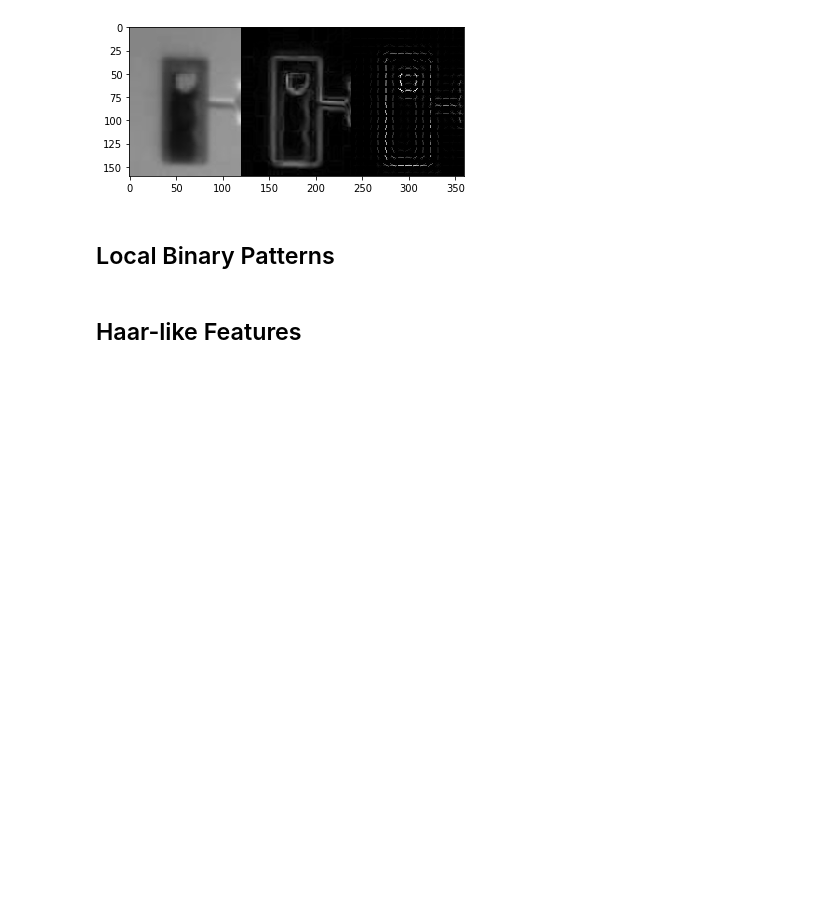
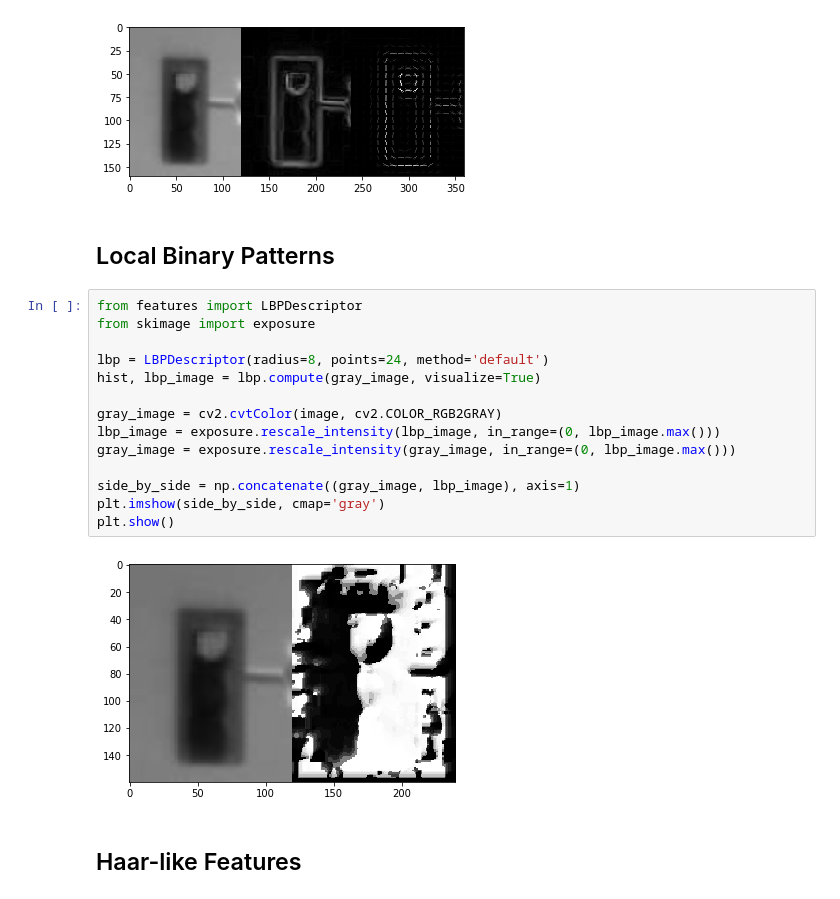
Before and after one commit to KenanA95/tl-detector, a Jupyter notebook: docs/features.ipynb, the cells around one changed output. Saved outputs shown, nothing was run; the diff lists cells and outputs as text; blank space fills up the shorter version.

```diff
--- a/docs/features.ipynb
+++ b/docs/features.ipynb
@@ -45,5 +45,21 @@ plt.show()
 [figure]
 # %% [markdown]
 ## Local Binary Patterns
+# %%
+from features import LBPDescriptor
+from skimage import exposure
+
+lbp = LBPDescriptor(radius=8, points=24, method='default')
+hist, lbp_image = lbp.compute(gray_image, visualize=True)
+
+gray_image = cv2.cvtColor(image, cv2.COLOR_RGB2GRAY)
+lbp_image = exposure.rescale_intensity(lbp_image, in_range=(0, lbp_image.max()))
+gray_image = exposure.rescale_intensity(gray_image, in_range=(0, lbp_image.max()))
+
+side_by_side = np.concatenate((gray_image, lbp_image), axis=1)
+plt.imshow(side_by_side, cmap='gray')
+plt.show()
+# %% [output]
+[figure, added]
 # %% [markdown]
 ## Haar-like Features
```
